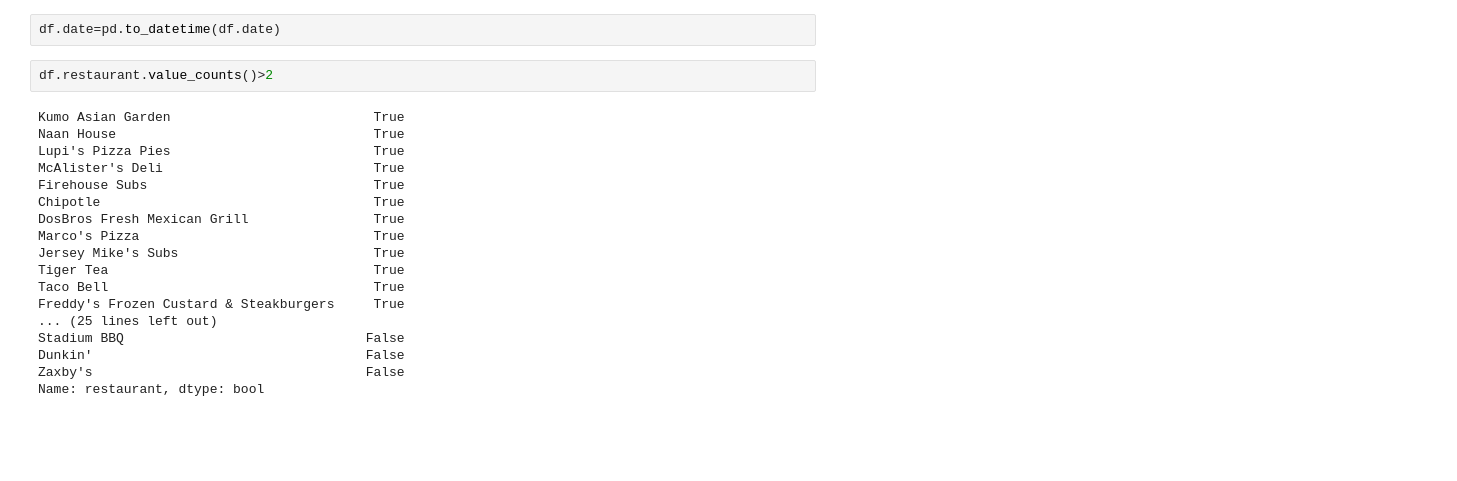
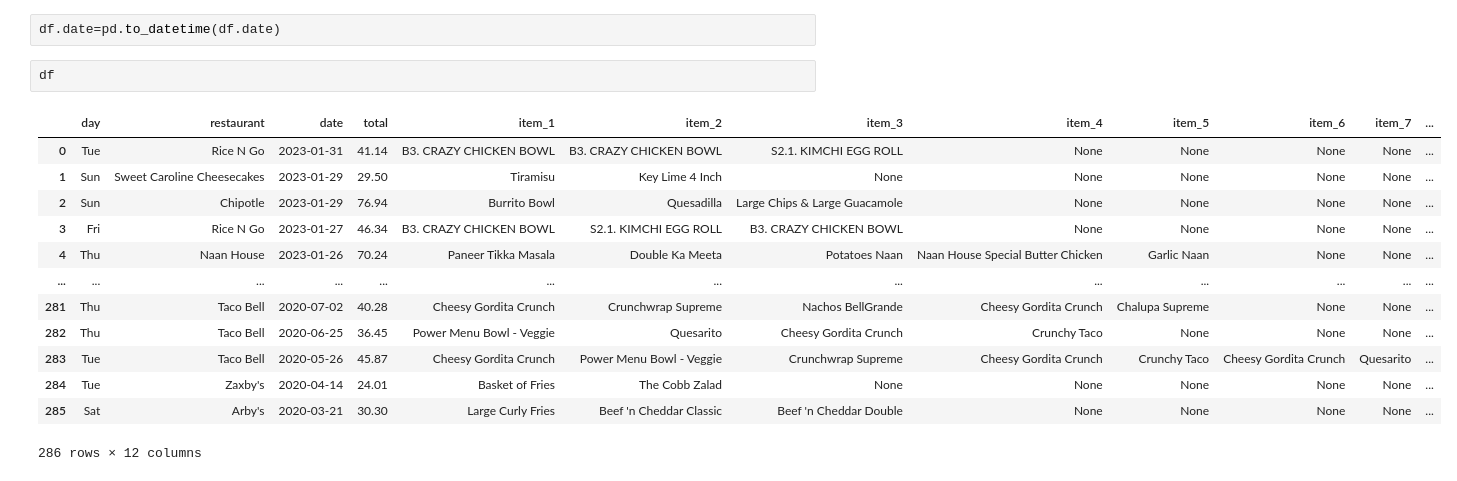
Before and after one commit to kevin-mal-smith/doordash, a Jupyter notebook: Untitled.ipynb, the cells around one changed output. Saved outputs shown, nothing was run; the diff lists cells and outputs as text; blank space fills up the shorter version.

```diff
--- a/Untitled.ipynb
+++ b/Untitled.ipynb
@@ -154,23 +154,19 @@ df.date[165:246]=df.date[165:246] + ', 2021'
 df.date[246:]=df.date[246:] + ', 2020'
 # %%
 df.date=pd.to_datetime(df.date)
-# %%
-df.restaurant.value_counts()>2
-# %% [output]
-Kumo Asian Garden                          True
-Naan House                                 True
-Lupi's Pizza Pies                          True
-McAlister's Deli                           True
-Firehouse Subs                             True
-Chipotle                                   True
-DosBros Fresh Mexican Grill                True
-Marco's Pizza                              True
-Jersey Mike's Subs                         True
-Tiger Tea                                  True
-Taco Bell                                  True
-Freddy's Frozen Custard & Steakburgers     True
-... (25 lines left out)
-Stadium BBQ                               False
-Dunkin'                                   False
-Zaxby's                                   False
-Name: restaurant, dtype: bool
+# %%
+df
+# %% [output]
+|  | day | restaurant | date | total | item_1 | item_2 | item_3 | item_4 | item_5 | item_6 | item_7 | ... |
+| 0 | Tue | Rice N Go | 2023-01-31 | 41.14 | B3. CRAZY CHICKEN BOWL | B3. CRAZY CHICKEN BOWL | S2.1. KIMCHI EGG ROLL | None | None | None | None | ... |
+| 1 | Sun | Sweet Caroline Cheesecakes | 2023-01-29 | 29.50 | Tiramisu | Key Lime 4 Inch | None | None | None | None | None | ... |
+| 2 | Sun | Chipotle | 2023-01-29 | 76.94 | Burrito Bowl | Quesadilla | Large Chips & Large Guacamole | None | None | None | None | ... |
+| 3 | Fri | Rice N Go | 2023-01-27 | 46.34 | B3. CRAZY CHICKEN BOWL | S2.1. KIMCHI EGG ROLL | B3. CRAZY CHICKEN BOWL | None | None | None | None | ... |
+| 4 | Thu | Naan House | 2023-01-26 | 70.24 | Paneer Tikka Masala | Double Ka Meeta | Potatoes Naan | Naan House Special Butter Chicken | Garlic Naan | None | None | ... |
+| ... | ... | ... | ... | ... | ... | ... | ... | ... | ... | ... | ... | ... |
+| 281 | Thu | Taco Bell | 2020-07-02 | 40.28 | Cheesy Gordita Crunch | Crunchwrap Supreme | Nachos BellGrande | Cheesy Gordita Crunch | Chalupa Supreme | None | None | ... |
+| 282 | Thu | Taco Bell | 2020-06-25 | 36.45 | Power Menu Bowl - Veggie | Quesarito | Cheesy Gordita Crunch | Crunchy Taco | None | None | None | ... |
+| 283 | Tue | Taco Bell | 2020-05-26 | 45.87 | Cheesy Gordita Crunch | Power Menu Bowl - Veggie | Crunchwrap Supreme | Cheesy Gordita Crunch | Crunchy Taco | Cheesy Gordita Crunch | Quesarito | ... |
+| 284 | Tue | Zaxby's | 2020-04-14 | 24.01 | Basket of Fries | The Cobb Zalad | None | None | None | None | None | ... |
+| 285 | Sat | Arby's | 2020-03-21 | 30.30 | Large Curly Fries | Beef 'n Cheddar Classic | Beef 'n Cheddar Double | None | None | None | None | ... |
+286 rows × 12 columns
```
Also changed, not shown: parts of 6 cells of this notebook.
